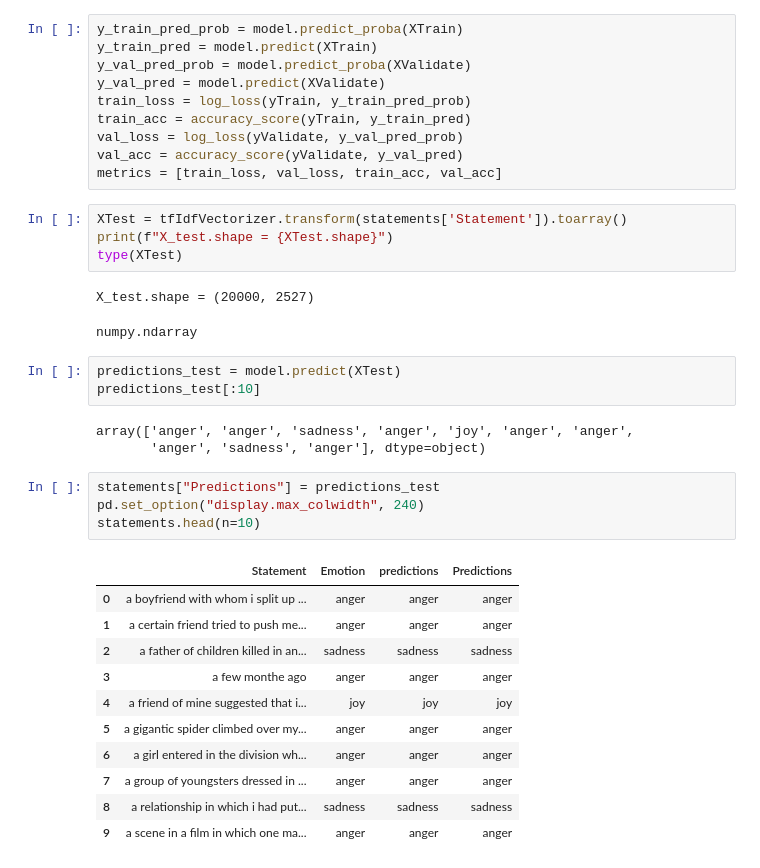
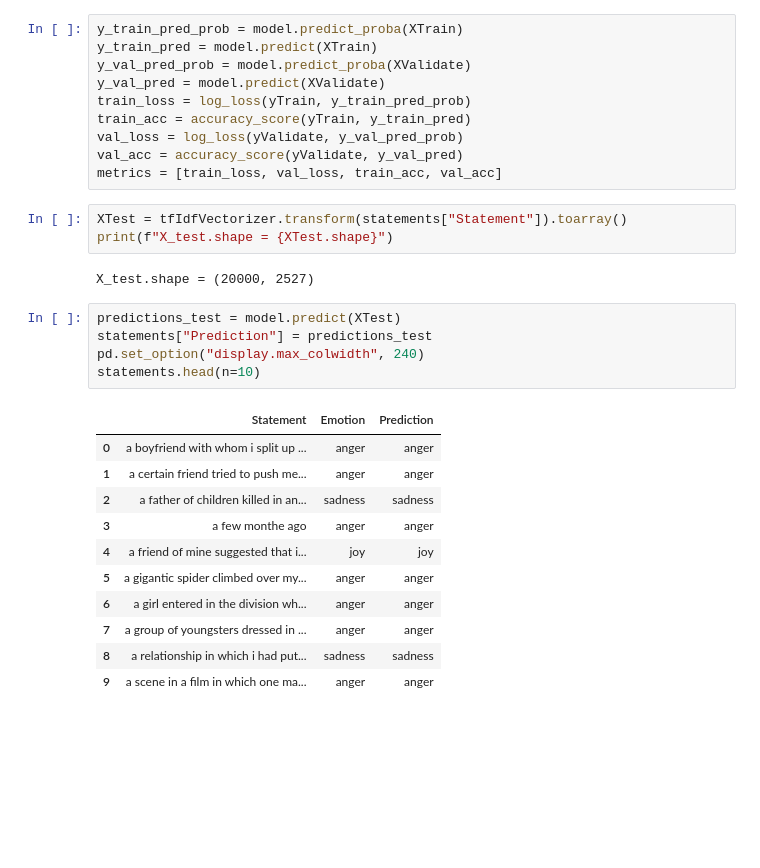
Before and after one commit to cjens00/cs39aa_project, a Jupyter notebook: project_part2.ipynb, the cells around one changed output. Saved outputs shown, nothing was run; the diff lists cells and outputs as text; blank space fills up the shorter version.

```diff
--- a/project_part2.ipynb
+++ b/project_part2.ipynb
@@ -95,31 +95,24 @@ val_loss = log_loss(yValidate, y_val_pred_prob)
 val_acc = accuracy_score(yValidate, y_val_pred)
 metrics = [train_loss, val_loss, train_acc, val_acc]
 # %%
-XTest = tfIdfVectorizer.transform(statements['Statement']).toarray()
+XTest = tfIdfVectorizer.transform(statements["Statement"]).toarray()
 print(f"X_test.shape = {XTest.shape}")
-type(XTest)
 # %% [output]
 X_test.shape = (20000, 2527)
-numpy.ndarray
 # %%
 predictions_test = model.predict(XTest)
-predictions_test[:10]
+statements["Prediction"] = predictions_test
+pd.set_option("display.max_colwidth", 240)
+statements.head(n=10)
 # %% [output]
-array(['anger', 'anger', 'sadness', 'anger', 'joy', 'anger', 'anger',
-       'anger', 'sadness', 'anger'], dtype=object)
+|  | Statement | Emotion | Prediction |
+| 0 | a boyfriend with whom i split up ... | anger | anger |
+| 1 | a certain friend tried to push me... | anger | anger |
+| 2 | a father of children killed in an... | sadness | sadness |
+| 3 | a few monthe ago | anger | anger |
+| 4 | a friend of mine suggested that i... | joy | joy |
+| 5 | a gigantic spider climbed over my... | anger | anger |
+| 6 | a girl entered in the division wh... | anger | anger |
+| 7 | a group of youngsters dressed in ... | anger | anger |
+| 8 | a relationship in which i had put... | sadness | sadness |
+| 9 | a scene in a film in which one ma... | anger | anger |
-# %%
-statements["Predictions"] = predictions_test
-pd.set_option("display.max_colwidth", 240)
-statements.head(n=10)
-# %% [output]
-|  | Statement | Emotion | predictions | Predictions |
-| 0 | a boyfriend with whom i split up ... | anger | anger | anger |
-| 1 | a certain friend tried to push me... | anger | anger | anger |
-| 2 | a father of children killed in an... | sadness | sadness | sadness |
-| 3 | a few monthe ago | anger | anger | anger |
-| 4 | a friend of mine suggested that i... | joy | joy | joy |
-| 5 | a gigantic spider climbed over my... | anger | anger | anger |
-| 6 | a girl entered in the division wh... | anger | anger | anger |
-| 7 | a group of youngsters dressed in ... | anger | anger | anger |
-| 8 | a relationship in which i had put... | sadness | sadness | sadness |
-| 9 | a scene in a film in which one ma... | anger | anger | anger |
```
